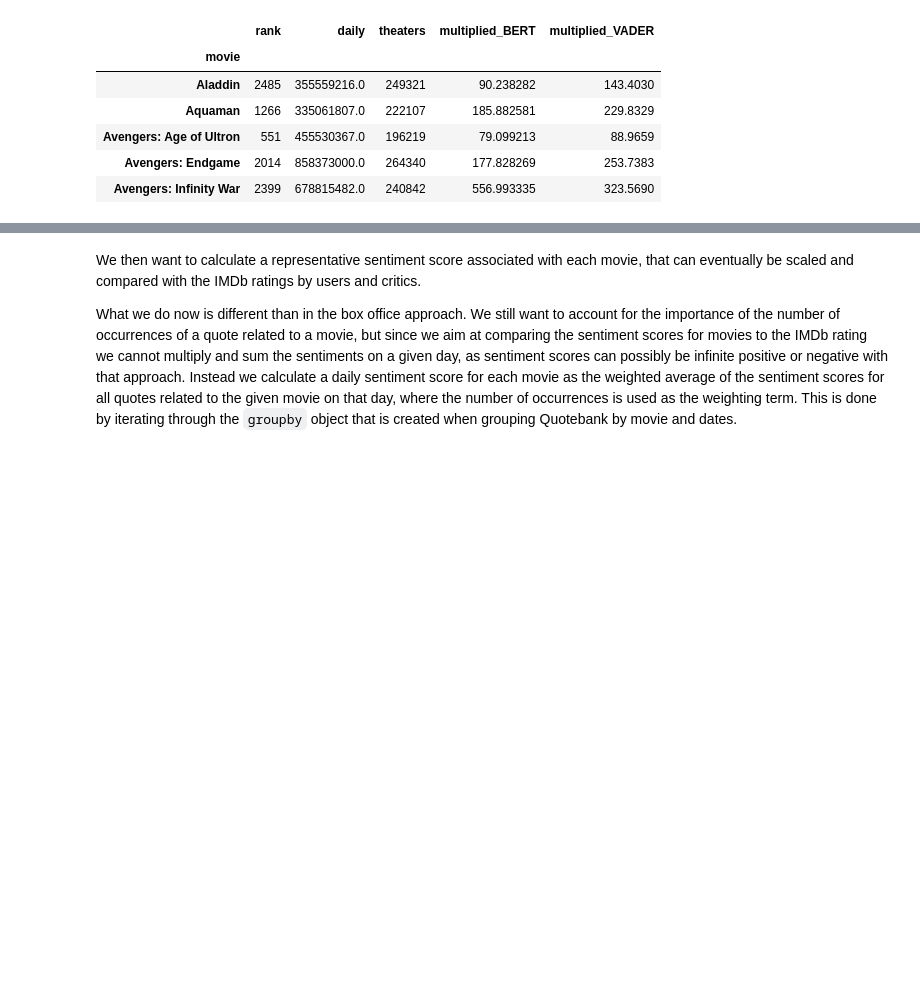
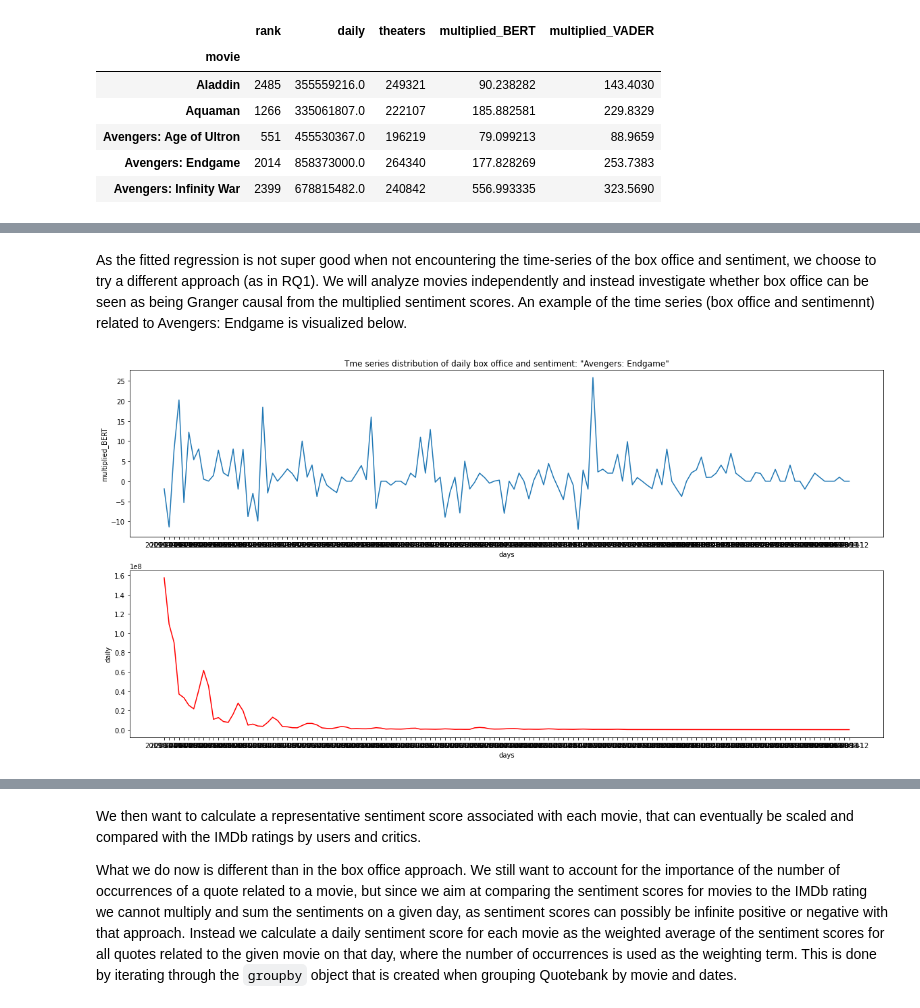
Before and after one commit to epfl-ada/ada-2021-project-f-jab, a Jupyter notebook: RQ2.ipynb, the cells around one changed output, grey strips where cells are left out. Saved outputs shown, nothing was run; the diff lists cells and outputs as text; code cells hidden in the pictures; blank space fills up the shorter version.

```diff
--- a/RQ2.ipynb
+++ b/RQ2.ipynb
@@ -352,0 +322,10 @@ merged_df_boxOffice = merged_df
+# %% [markdown]
+As the fitted regression is not super good when not encountering the time-series of the box office and sentiment, we choose to try a different approach (as in RQ1). We will analyze movies independently and instead investigate whether box office can be seen as being Granger causal from the multiplied sentiment scores. An example of the time series (box office and sentimennt) related to Avengers: Endgame is visualized below.
+# %%
+fig, ax = plt.subplots(ncols=1, nrows=2, figsize=(20,10))
+ax[0].set(title='Tme series distribution of daily box office and sentiment: "Avengers: Endgame"')
+sns.lineplot(x='days', y='multiplied_BERT', data=merged_df[merged_df.movie=='Avengers: Endgame'], ax=ax[0])
+sns.lineplot(x='days', y='daily', data=merged_df[merged_df.movie=='Avengers: Endgame'], ax=ax[1], color='red')
+plt.show()
+# %% [output]
+[figure, added]
```
Also changed, not shown: parts of 46 cells of this notebook, 4 other files.
